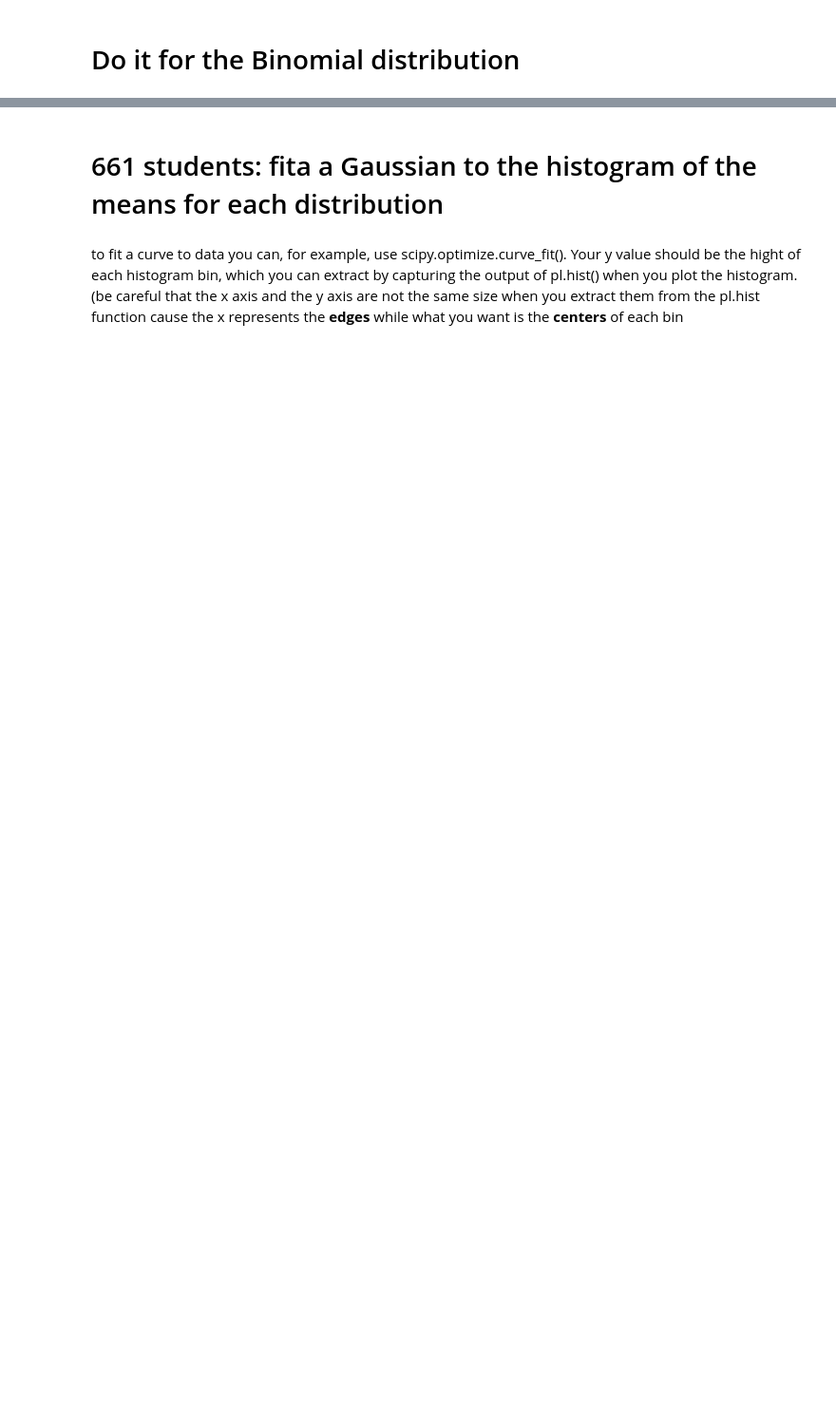
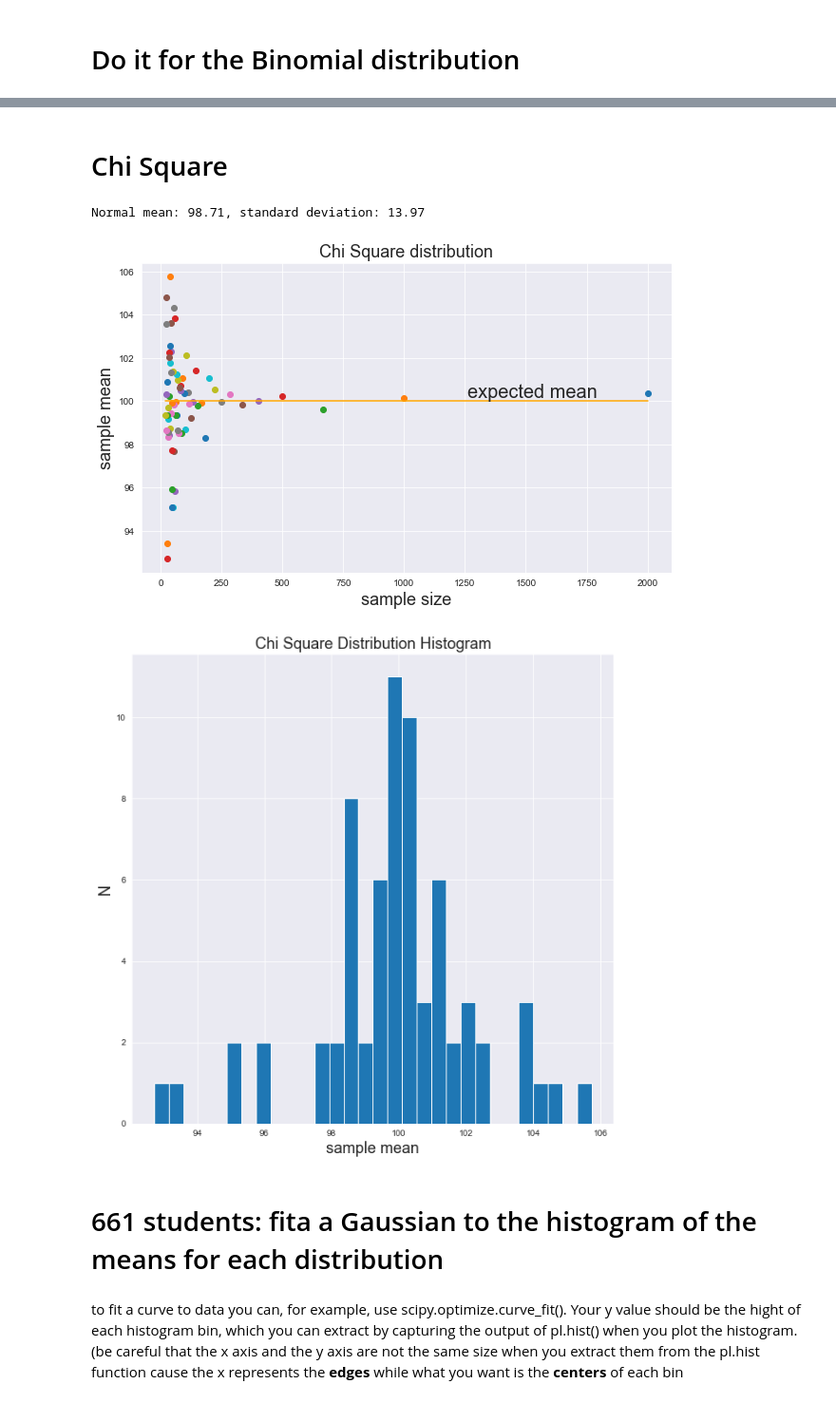
Before and after one commit to siddpatel1/DSPS_SPatel, a Jupyter notebook: HW2/SidPatel_CentralLimitTheorem.ipynb, the cells around one changed output, grey strips where cells are left out. Shown at 95% size. Drawn from its saved outputs; the diff is of its cells as text; code cells hidden in the pictures; blank space fills up the shorter version.

```diff
--- a/HW2/SidPatel_CentralLimitTheorem.ipynb
+++ b/HW2/SidPatel_CentralLimitTheorem.ipynb
@@ -297,3 +317,41 @@ Text(0.5, 1.0, 'Binomial Distribution Histogram,  p = 0.5')
+# %% [markdown]
+# Chi Square
+# %%
+np.random.seed(1027)
+chisqMEAN = 100
+distSID['chisq'] = {}
+
+chisqmysize = (2000 / (np.array(range(1, 100)))).astype(int)
+
+for n in chisqmysize:
+    distSID['chisq'][n] = np.random.chisquare(chisqMEAN,size = n)
+
+distSID['chisq']['means'] = {}
+axchisq1 = pl.figure(figsize=(10,6)).add_subplot(111)
+
+for nn in distSID['chisq']:
+    if not type(nn) == str: # needed because one element is "mean"
+        distSID['chisq']['means'][nn] = distSID['chisq'][nn].mean()
+        #and plot it
+        axchisq1.plot(nn, distSID['chisq']['means'][nn], 'o')
+        axchisq1.set_xlabel('sample size', fontsize=18)
+        axchisq1.set_ylabel('sample mean', fontsize=18)
+axchisq1.set_title('Chi Square distribution', fontsize=18)
+axchisq1.plot([min(chisqmysize), max(chisqmysize)], [chisqMEAN, chisqMEAN], 'orange')
+axchisq1.text(axchisq1.get_xlim()[1] * .6, 100, "expected mean",va="bottom", fontsize=20)
+
+
+chisqallMeans = list(distSID['chisq']['means'].values())
+pl.figure(figsize=(10, 10))
+pl.hist(chisqallMeans,bins=30)
+pl.xlabel('sample mean', fontsize = 18)
+pl.ylabel('N', fontsize = 18)
+pl.title('Chi Square Distribution Histogram', fontsize=18)
+print("Normal mean: %.2f, standard deviation: %.2f"%(distSID['chisq'][100].mean(), distSID['chisq'][100].std()))
+# %% [output]
+Normal mean: 98.71, standard deviation: 13.97
+[figure, added]
+[figure, added]
 # %% [markdown]
 # 661 students: fita  a Gaussian to the histogram of the means for each distribution
 # %% [markdown]
```
Also changed, not shown: parts of 10 cells of this notebook.
